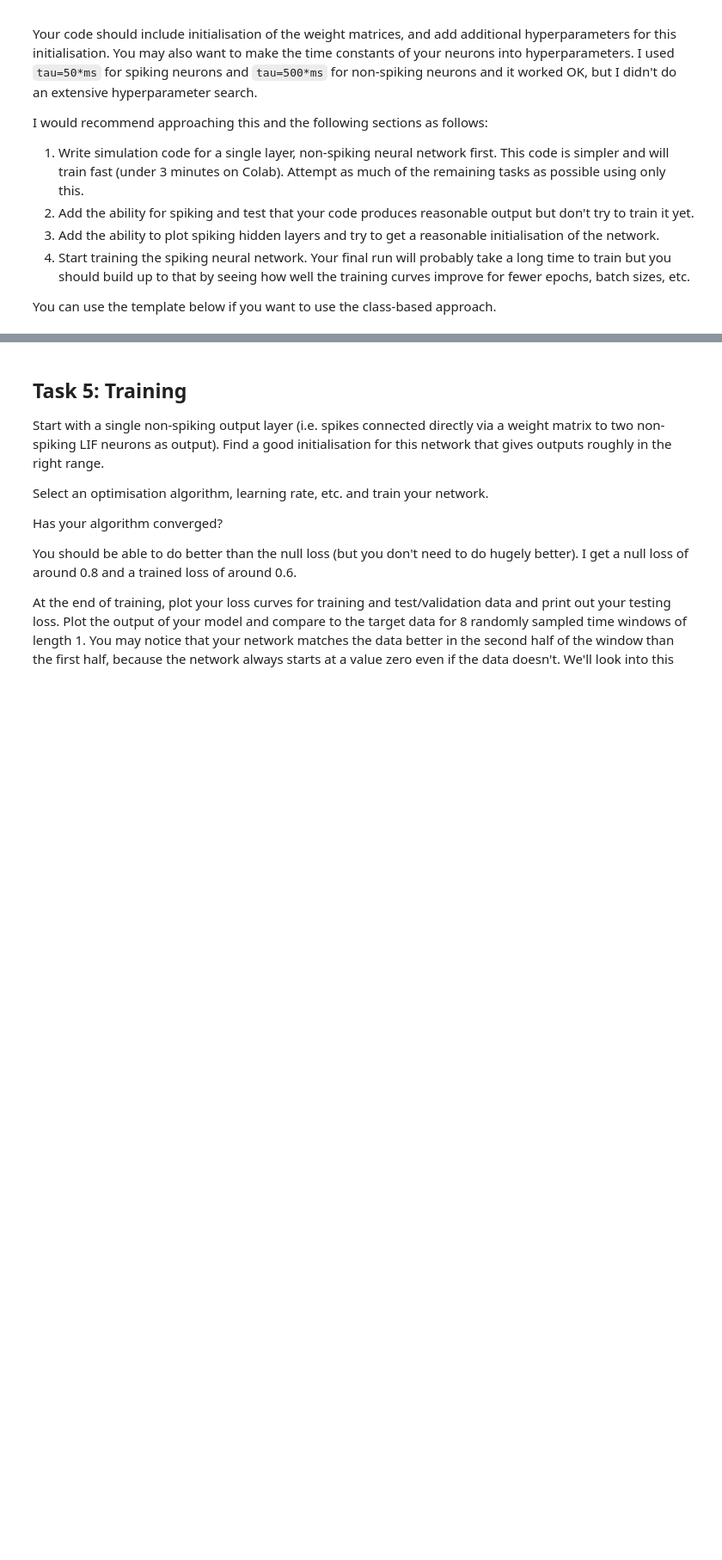
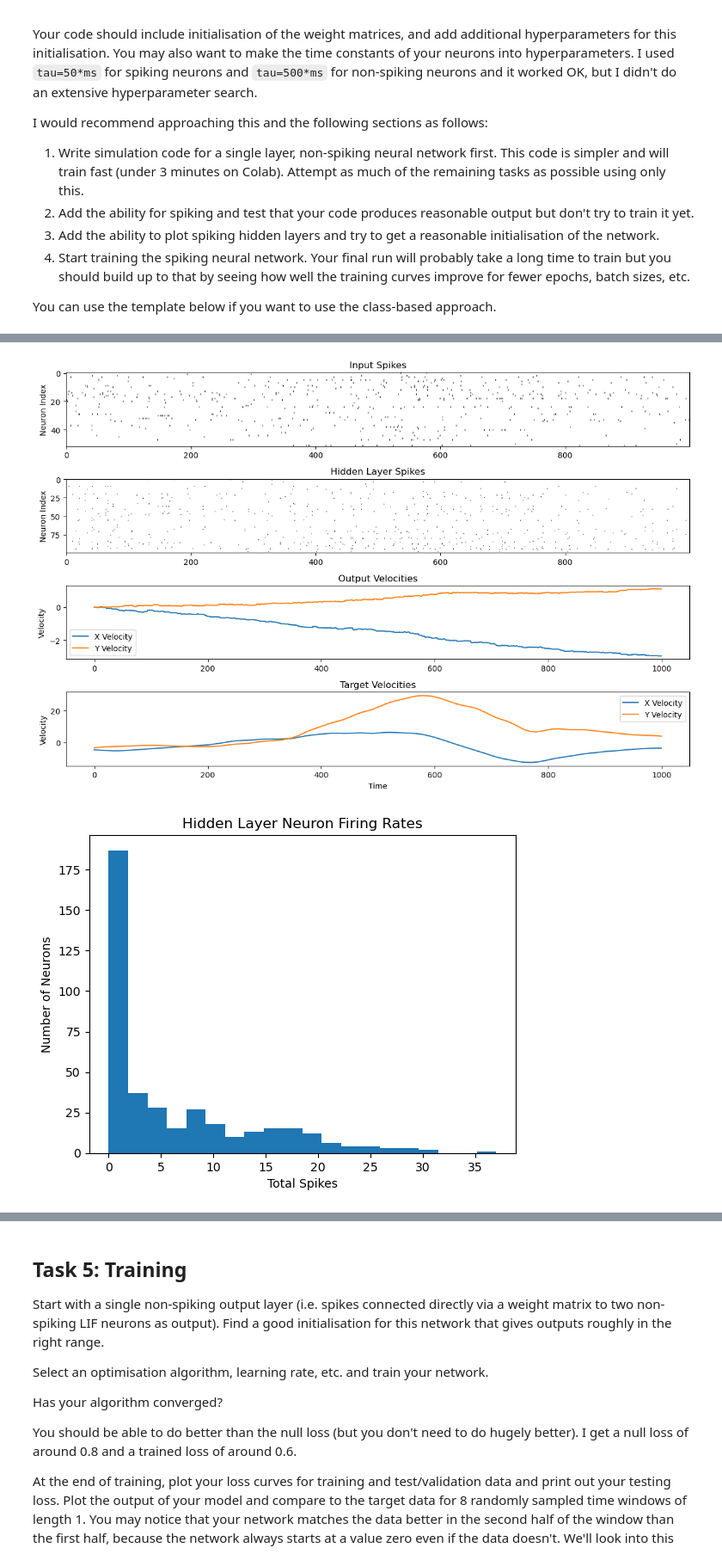
Before and after one commit to codinghasnat/Neuro4ML_2, a Jupyter notebook: Hasnat/cw2-decoding.ipynb, the cells around one changed output, grey strips where cells are left out. Shown at 86% size. Drawn from its saved outputs; the diff is of its cells as text; code cells hidden in the pictures; blank space fills up the shorter version.

```diff
--- a/Hasnat/cw2-decoding.ipynb
+++ b/Hasnat/cw2-decoding.ipynb
@@ -660,19 +499,0 @@ plt.show()
-# %%
-# Assuming the Network class and generate_sample_data function are defined as in the previous code
-
-# Create a random sample of data of length 1 second
-batch_size = 1
-num_input_neurons = 50  # Replace with actual number of input neurons
-num_time_points = 1000  # Replace with actual number of time points
-inputs, targets = generate_sample_data(batch_size, num_input_neurons, num_time_points)
-
-# Initialize the network
-network = Network(num_input_neurons=num_input_neurons)
-
-# Create a DataLoader for evaluation (wrap inputs and targets in a list)
-test_loader = [(inputs, targets)]
-
-# Evaluate the untrained network
-mean_loss, mean_null_loss = evaluate_network(network, test_loader)
-print(f"Untrained network loss: {mean_loss}")
-print(f"Null loss: {mean_null_loss}")
@@ -681,0 +611,38 @@ Null loss: 0.19890658557415009
+# %%
+def load_test_data(test_range, spike_times, vel, vel_times, dt=ms, length=1, batch_size=4):
+    test_data_generator = batched_data(test_range, spike_times, vel, vel_times, dt, length, batch_size)
+    return next(test_data_generator)  # For example, just take the first batch for now
+
+class myNetwork(nn.Module):
+    def __init__(self):
+        super(myNetwork, self).__init__()
+        self.hidden = SNNLayer(n_in=52, n_out=100, spiking=True)
+        self.output = SNNLayer(n_in=100, n_out=2, spiking=False, tau=500)
+
+    def forward(self, x):
+        hidden_spikes = self.hidden(x)
+        output = self.output(hidden_spikes)
+        return output, hidden_spikes
+
+# Initialize the network
+network = myNetwork()
+
+# Using the function to get test spikes and velocities
+test_spikes, test_velocities = load_test_data(test_range, spike_times, vel, vel_times)
+
+# Evaluate the network
+mean_loss, mean_null_loss = evaluate_network(network, test_range, spike_times, vel, vel_times)
+
+with torch.no_grad():
+    hidden_spikes = network.hidden(test_spikes)
+    outputs, _ = network(test_spikes)
+
+# Calculate firing rates
+firing_rates = compute_firing_rates(hidden_spikes)  # Ensure dt is defined correctly
+
+# Plot internal outputs
+plot_internal_outputs(network, test_spikes, test_velocities)
+
+# Calculate and print firing rates
+plot_firing_rates(firing_rates)
+# %% [output]
@@ -681,0 +652,2 @@ Null loss: 0.19890658557415009
+[figure, added]
+[figure, added]
```
Also changed, not shown: parts of 14 cells of this notebook, 2 other files.
